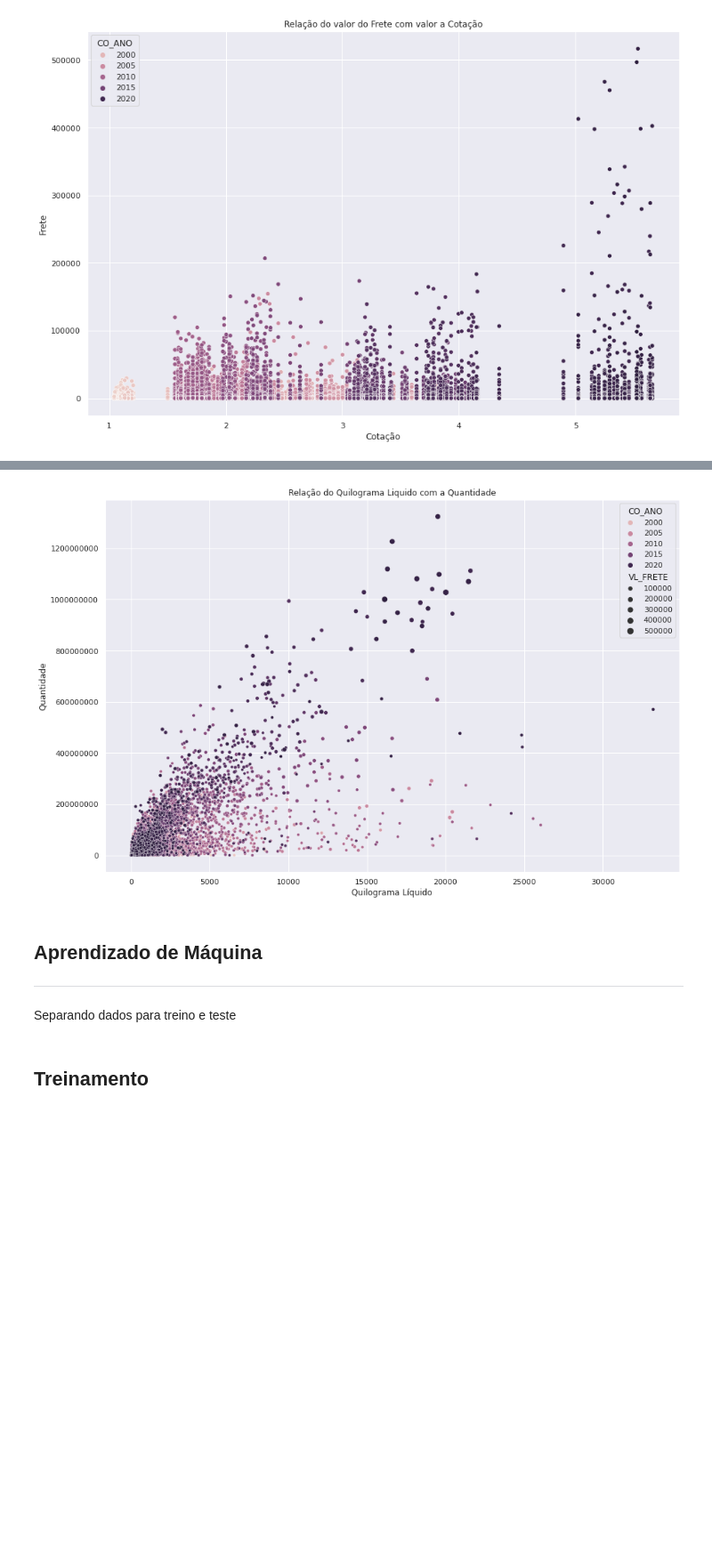
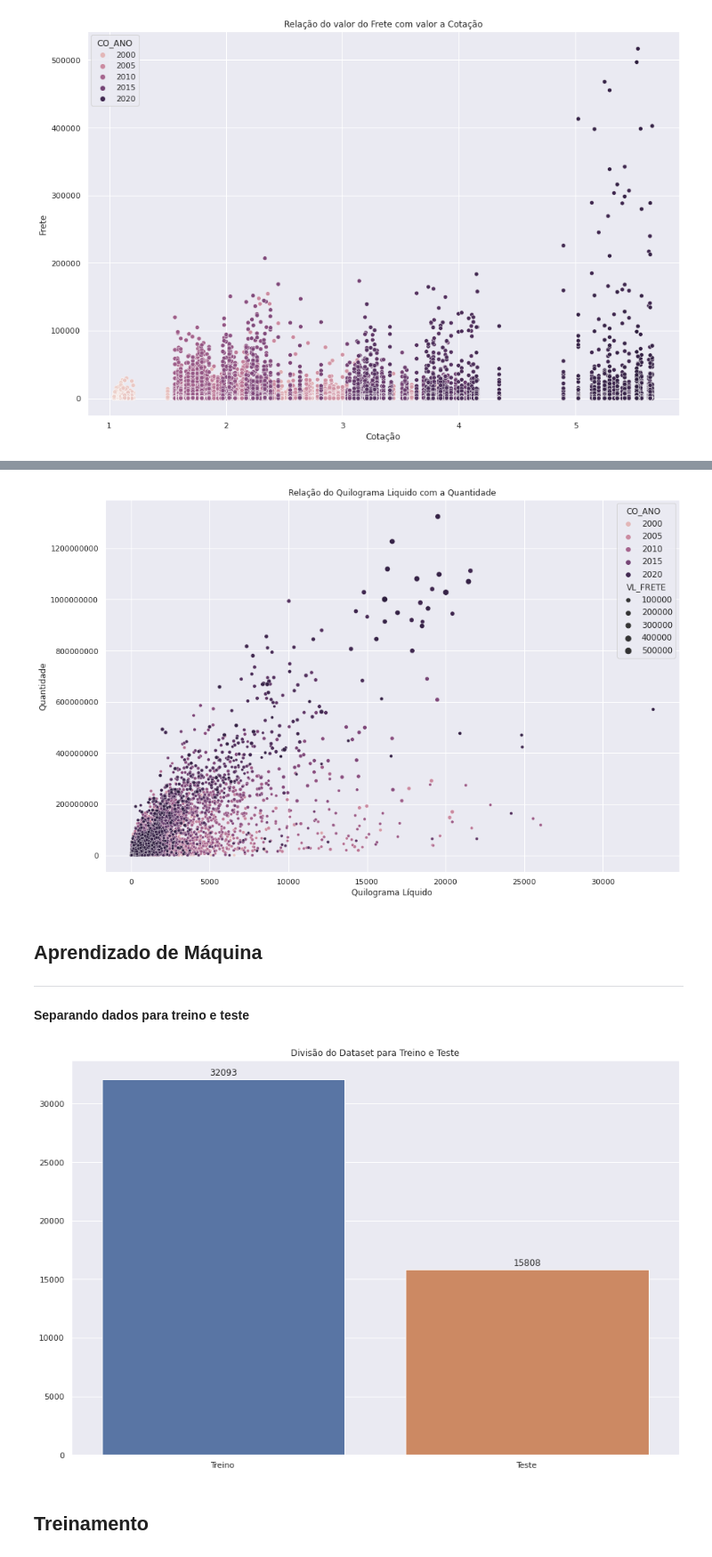
Before and after one commit to Migliorin/Comex-Data-Analysis, a Jupyter notebook: notebooks/analise_dados.ipynb, the cells around one changed output, grey strips where cells are left out. Shown at 89% size. Cells and saved outputs as stored; diff of their text form; code cells hidden in the pictures; blank space fills up the shorter version.

```diff
--- a/notebooks/analise_dados.ipynb
+++ b/notebooks/analise_dados.ipynb
@@ -499,10 +501,12 @@ plt.show()
 Para inverstigar uma correlação entre os dados de importações e a cotação do dolar, uniu-se a base de dados de **Importações** do produto "85322410" com a do **Dolar**.
 # %%
 # Importacao
-df_produto = pd.read_csv('../datasets/85322410.csv')
+#df_produto = pd.read_csv('../datasets/85322410.csv')
+df_produto = pd.read_csv('/content/drive/Shareddrives/TCC Daniel dados/85322410.csv')
 
 # Dolar
-df_dolar = pd.read_csv("../datasets/export_series_dolar.csv")
+#df_dolar = pd.read_csv("../datasets/export_series_dolar.csv")
+df_dolar = pd.read_csv("/content/drive/Shareddrives/TCC Daniel dados/export_series_dolar.csv")
 df_dolar.columns = ['data','valor']
 df_dolar = df_dolar.iloc[:-1,:]
 # %% [markdown]
@@ -647,17 +651,36 @@ ax.set_title('Relação do Quilograma Liquido com a Quantidade')
 
 ax.yaxis.set_major_formatter(ticker.FuncFormatter(lambda y, _: int(y)))
 # %% [output]
-[figure, old version]
+[figure, new version]
 # %% [markdown]
 ## Aprendizado de Máquina
 ---
 # %% [markdown]
-Separando dados para treino e teste
+**Separando dados para treino e teste**
 # %%
 from sklearn.model_selection import train_test_split
 
-X, y = df_produto.drop(['VL_FRETE'],axis=1), df_produto.VL_FRETE.astype(float)
+X, y = df_produto.drop(['VL_FRETE'],axis=1), df_produto.VL_FRETE
 X_train, X_test, y_train, y_test = train_test_split(X, y, test_size=0.33, random_state=42)
+# %%
+# Configurando Tema
+sns.set_theme(style="darkgrid")
+
+# Configurando tamanho da figura
+fig, ax = plt.subplots(figsize=(15,10))
+bar = sns.barplot(y=[X_train.shape[0],X_test.shape[0]],x=['Treino','Teste'])
+
+for p in bar.patches:
+    bar.annotate(int(p.get_height()),
+                   (p.get_x() + p.get_width() / 2., p.get_height()),
+                   ha = 'center', va = 'center',
+                   xytext = (0, 9),
+                   textcoords = 'offset points')
+
+ax.set_title("Divisão do Dataset para Treino e Teste")
+plt.show()
+# %% [output]
+[figure, added]
 # %% [markdown]
 ## Treinamento
 # %%
```
Also changed, not shown: parts of 28 cells of this notebook.
